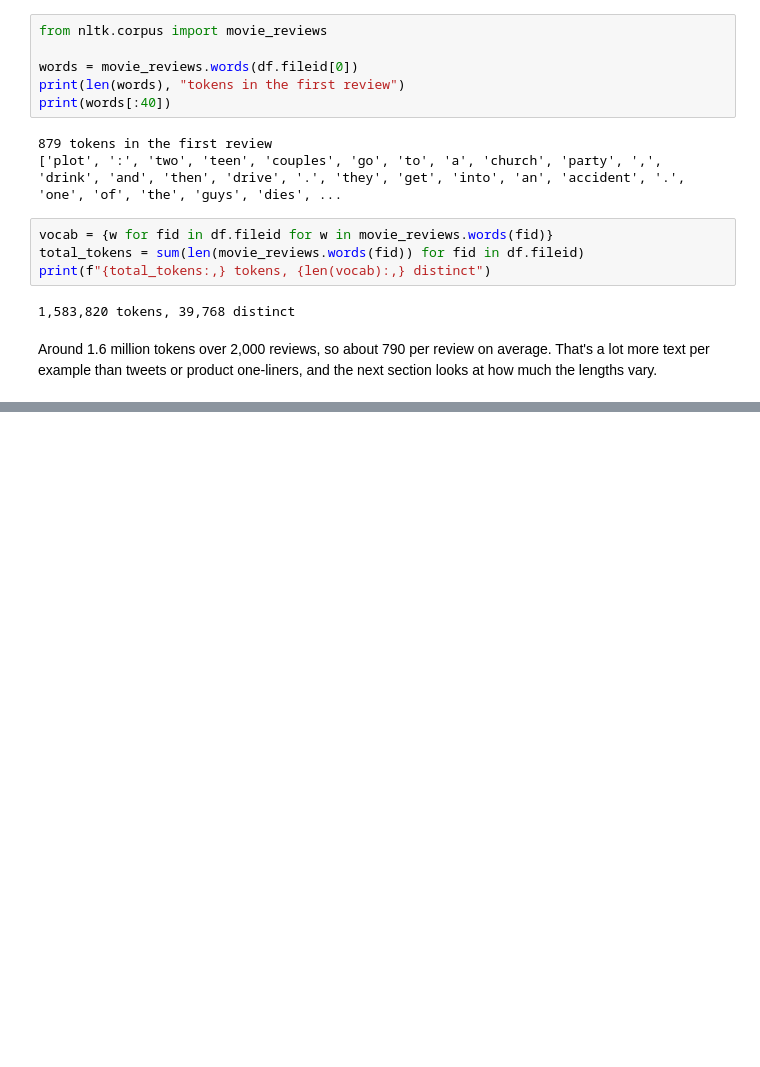
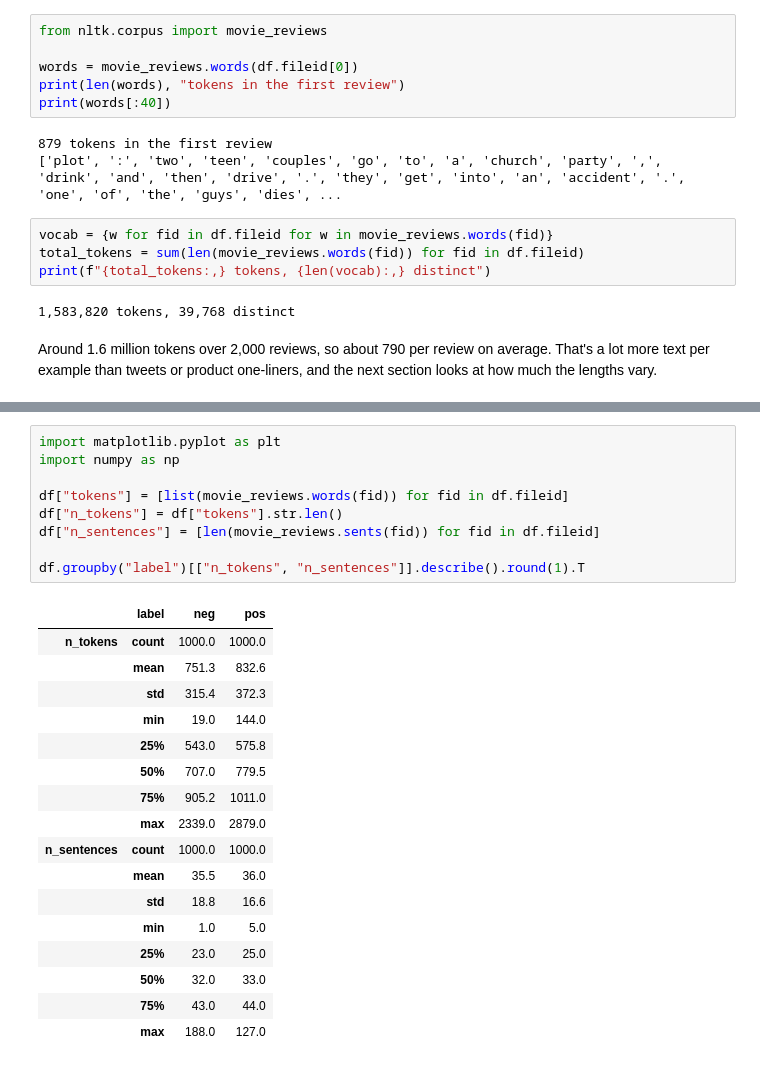
Before and after one commit to adityarajsingh1/sentiment-analysis, a Jupyter notebook: sentiment_analysis.ipynb, the cells around one changed output, grey strips where cells are left out. Cells and saved outputs as stored; diff of their text form; blank space fills up the shorter version.

```diff
--- a/sentiment_analysis.ipynb
+++ b/sentiment_analysis.ipynb
@@ -102,0 +109,27 @@ Around 1.6 million tokens over 2,000 reviews, so about 790 per review on average
+# %%
+import matplotlib.pyplot as plt
+import numpy as np
+
+df["tokens"] = [list(movie_reviews.words(fid)) for fid in df.fileid]
+df["n_tokens"] = df["tokens"].str.len()
+df["n_sentences"] = [len(movie_reviews.sents(fid)) for fid in df.fileid]
+
+df.groupby("label")[["n_tokens", "n_sentences"]].describe().round(1).T
+# %% [output]
+|  | label | neg | pos |
+| n_tokens | count | 1000.0 | 1000.0 |
+|  | mean | 751.3 | 832.6 |
+|  | std | 315.4 | 372.3 |
+|  | min | 19.0 | 144.0 |
+|  | 25% | 543.0 | 575.8 |
+|  | 50% | 707.0 | 779.5 |
+|  | 75% | 905.2 | 1011.0 |
+|  | max | 2339.0 | 2879.0 |
+| n_sentences | count | 1000.0 | 1000.0 |
+|  | mean | 35.5 | 36.0 |
+|  | std | 18.8 | 16.6 |
+|  | min | 1.0 | 5.0 |
+|  | 25% | 23.0 | 25.0 |
+|  | 50% | 32.0 | 33.0 |
+|  | 75% | 43.0 | 44.0 |
+|  | max | 188.0 | 127.0 |
```
Also changed, not shown: parts of 4 cells of this notebook, 1 other file.
